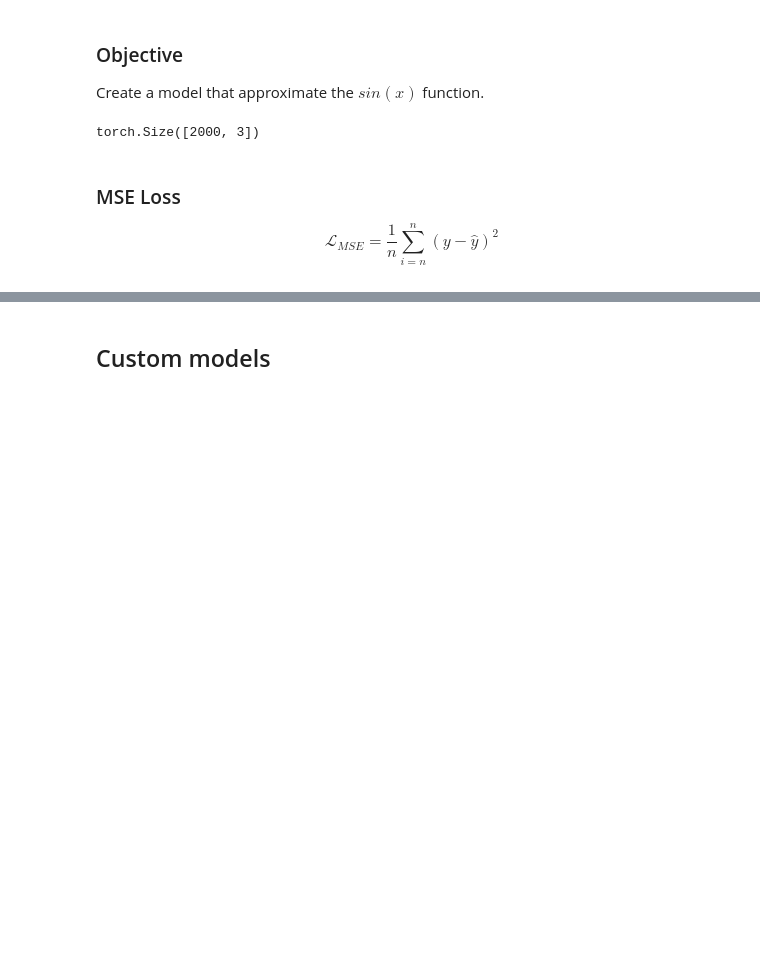
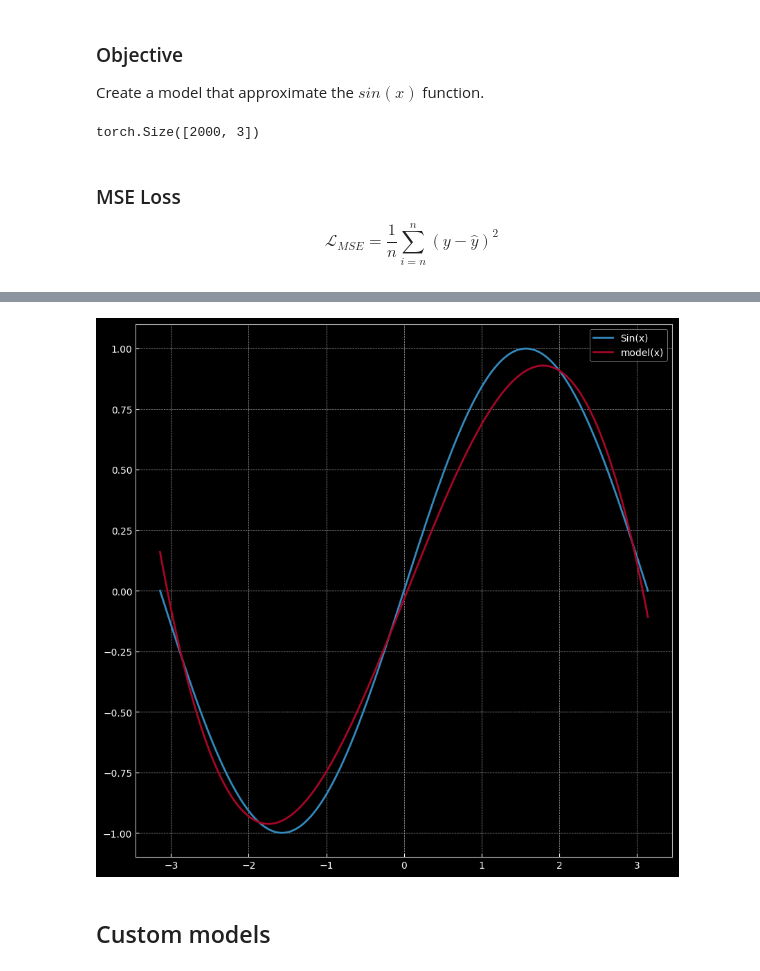
Before and after one commit to TFonta/DeepLearningAndGenerativeModelsCourse, a Jupyter notebook: ex3.ipynb, the cells around one changed output, grey strips where cells are left out. Saved outputs shown, nothing was run; the diff lists cells and outputs as text; code cells hidden in the pictures; blank space fills up the shorter version.

Commit message:
plotting results

```diff
--- a/ex3.ipynb
+++ b/ex3.ipynb
@@ -132,3 +132,17 @@ tensor([-1.5700,  2.4649, -3.8700])
+# %%
+# plot results
+import matplotlib.pyplot as plt
+from res.plot_lib import plot_data, plot_data_np, plot_model, set_default
+set_default()
+
+yy = model(xx)
+
+plt.plot(x,y, label='Sin(x)')
+plt.plot(x,yy.detach().numpy(), label='model(x)')
+plt.legend()
+plt.show()
+# %% [output]
+[figure, added]
 # %% [markdown]
 ## Custom models
 # %%
```
Also changed, not shown: parts of 6 cells of this notebook.
